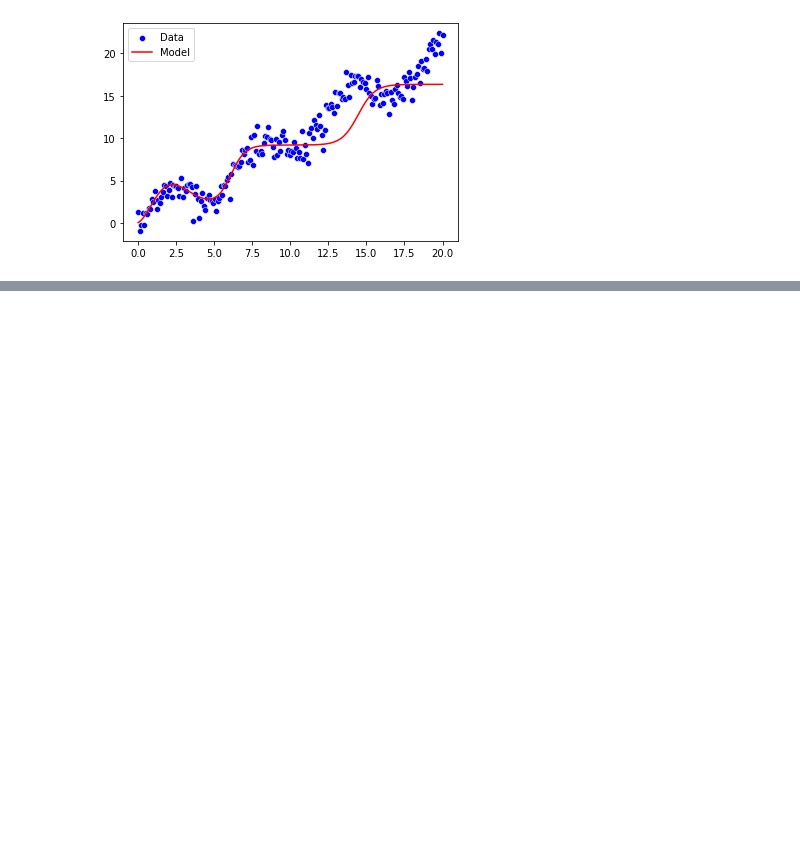
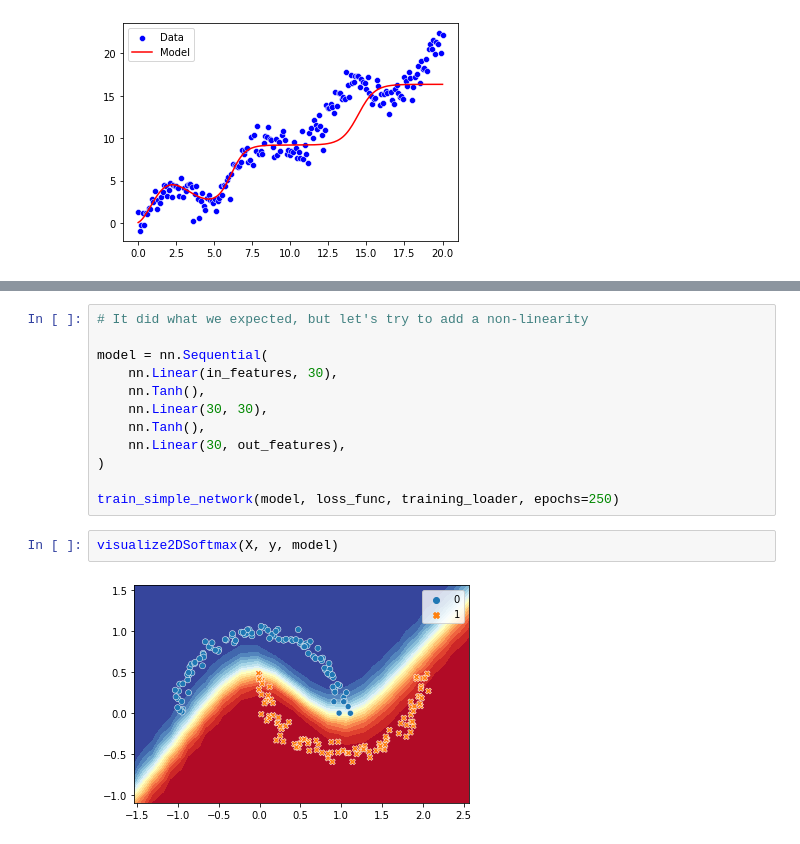
Before and after one commit to andreastgram/DL_Inner_Workings, a Jupyter notebook: fully_connected.ipynb, the cells around one changed output, grey strips where cells are left out. Drawn from its saved outputs; the diff is of its cells as text; blank space fills up the shorter version.

```diff
--- a/fully_connected.ipynb
+++ b/fully_connected.ipynb
@@ -150,0 +200,16 @@ sns.lineplot(x=X, y=Y_pred.ravel(), color='red', label='Model')
+# %%
+# It did what we expected, but let's try to add a non-linearity
+
+model = nn.Sequential(
+    nn.Linear(in_features, 30),
+    nn.Tanh(),
+    nn.Linear(30, 30),
+    nn.Tanh(),
+    nn.Linear(30, out_features),
+)
+
+train_simple_network(model, loss_func, training_loader, epochs=250)
+# %%
+visualize2DSoftmax(X, y, model)
+# %% [output]
+[figure, added]
```
Also changed, not shown: parts of 7 cells of this notebook.
